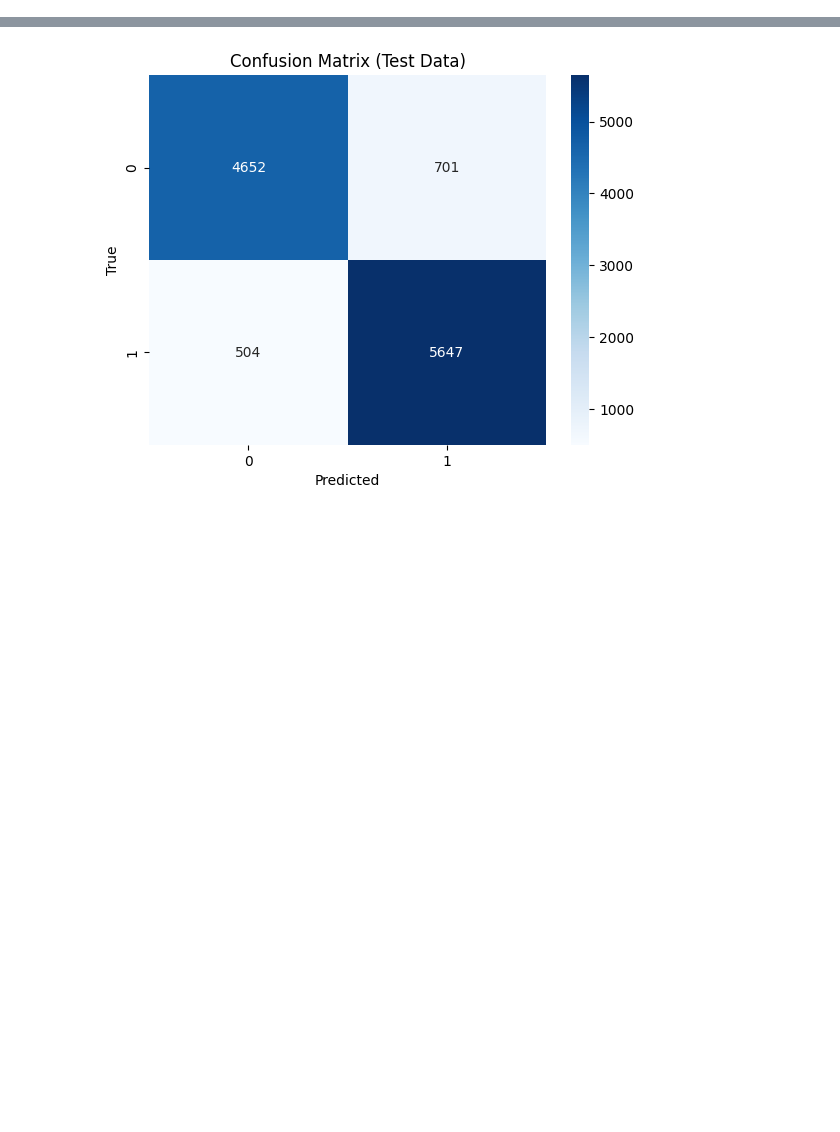
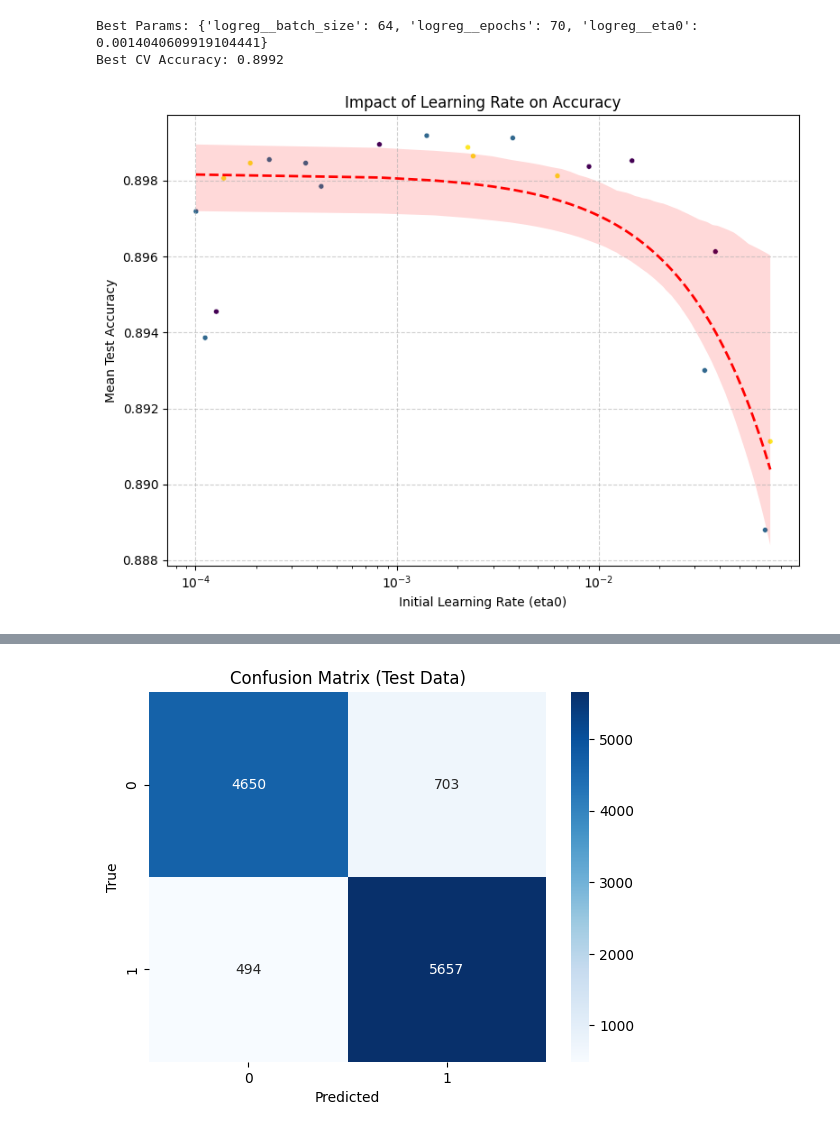
Before and after one commit to Solenad/tetrio-win-prediction, a Jupyter notebook: notebooks/04-logreg.ipynb, the cells around one changed output, grey strips where cells are left out. Cells and saved outputs as stored; diff of their text form; code cells hidden in the pictures; blank space fills up the shorter version.

```diff
--- a/notebooks/04-logreg.ipynb
+++ b/notebooks/04-logreg.ipynb
@@ -45,7 +64,4 @@ memory usage: 9.9 MB
 # Target separation
 X = df.drop(columns=["won"])  # Features
 y = df["won"]  # Target variable
-
-# Normalize features
-X = (X - X.mean()) / X.std()
 # %%
@@ -96,0 +126,49 @@ logreg_model = fit_minibatch_sgd(
+# %%
+# Log best model
+best_model = random_search.best_estimator_
+
+print(f"Best Params: {random_search.best_params_}")
+print(f"Best CV Accuracy: {random_search.best_score_:.4f}")
+# %% [output]
+Best Params: {'logreg__batch_size': 64, 'logreg__epochs': 70, 'logreg__eta0': 0.0014040609919104441}
+Best CV Accuracy: 0.8992
+# %%
+# Load results into a df
+results_df = pd.DataFrame(random_search.cv_results_)
+results_df["param_logreg__eta0"] = pd.to_numeric(results_df["param_logreg__eta0"])
+results_df["param_logreg__epochs"] = pd.to_numeric(results_df["param_logreg__epochs"])
+results_df["param_logreg__batch_size"] = pd.to_numeric(
+    results_df["param_logreg__batch_size"]
+)
+# %%
+# Impact of adjusting the learning rate on accruacy
+plt.figure(figsize=(8, 6))
+sns.scatterplot(
+    data=results_df,
+    x="param_logreg__eta0",
+    y="mean_test_score",
+    hue="param_logreg__batch_size",
+    palette="viridis",
+    size=200,
+    legend=False,
+)
+sns.regplot(
+    data=results_df,
+    x="param_logreg__eta0",
+    y="mean_test_score",
+    scatter=False,
+    order=1,  # Uses polynomial regression instead of LOWESS
+    color="red",
+    line_kws={"linestyle": "--", "linewidth": 2},
+)
+
+plt.xscale("log")
+plt.title("Impact of Learning Rate on Accuracy")
+plt.xlabel("Initial Learning Rate (eta0)")
+plt.ylabel("Mean Test Accuracy")
+plt.grid(True, linestyle="--", alpha=0.6)
+
+plt.tight_layout()
+plt.show()
+# %% [output]
+[figure, added]
```
Also changed, not shown: parts of 16 cells of this notebook, 2 other files.
